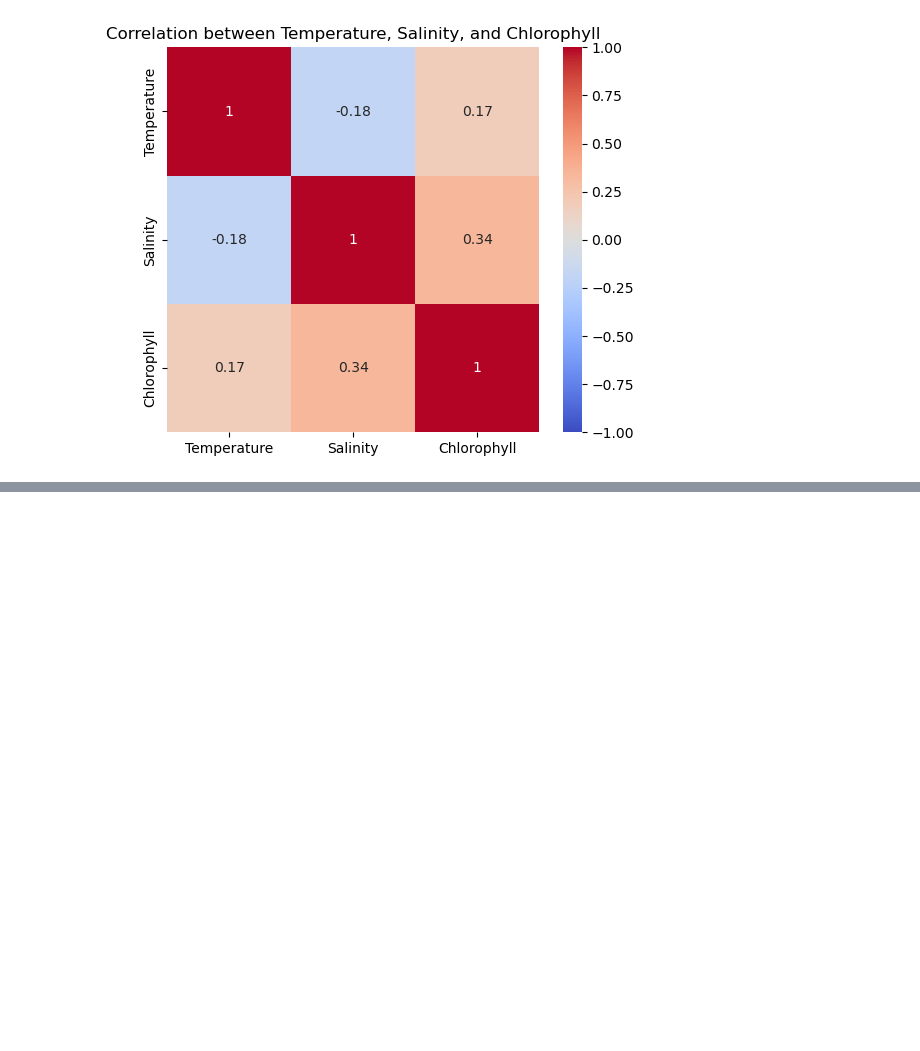
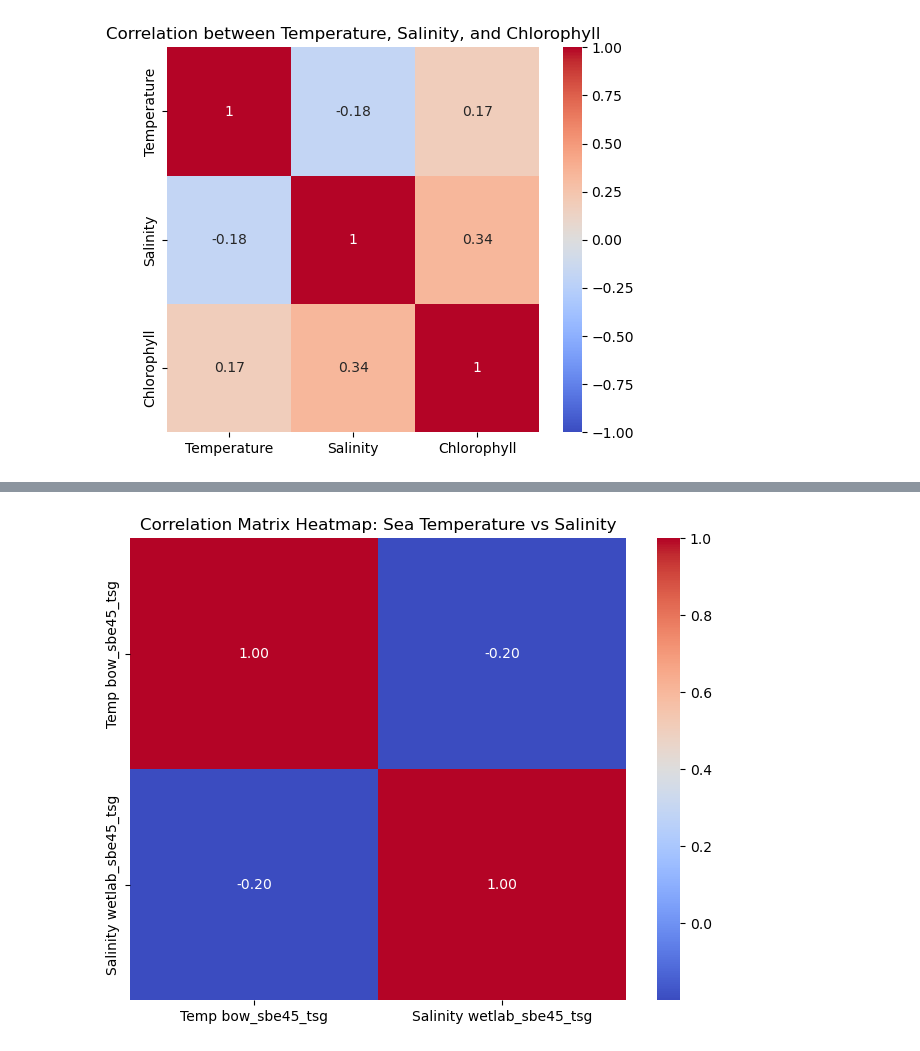
Before and after one commit to Asgar-Fataymamode/OceanX_Project1, a Jupyter notebook: Notebook.ipynb, the cells around one changed output, grey strips where cells are left out. Cells and saved outputs as stored; diff of their text form; code cells hidden in the pictures; blank space fills up the shorter version.

```diff
--- a/Notebook.ipynb
+++ b/Notebook.ipynb
@@ -1042,0 +1076,28 @@ Chlorophyll     0.174074  0.338603     1.000000
+# %%
+import pandas as pd
+import matplotlib.pyplot as plt
+import seaborn as sns
+
+# Read temperature data from text file
+temp_data = pd.read_csv("updated_datasets/Sea Temperature-data-2025-01-15 10_06_07.csv")
+temp_data["Time"] = pd.to_datetime(temp_data["Time"])
+temp_data["Temp bow_sbe45_tsg"] = temp_data["Temp bow_sbe45_tsg"].str.replace(" °C", "").astype(float)
+
+# Read salinity data from text file
+salinity_data = pd.read_csv("updated_datasets/Wet Lab TSG Salinity-data-2025-01-15 10_07_42.csv")
+salinity_data["Time"] = pd.to_datetime(salinity_data["Time"])
+salinity_data["Salinity wetlab_sbe45_tsg"] = salinity_data["Salinity wetlab_sbe45_tsg"].str.replace(" PSU", "").astype(float)
+
+# Merge the two datasets on the 'Time' column
+merged_data = pd.merge(temp_data, salinity_data, on="Time")
+
+# Calculate the correlation matrix
+correlation_matrix = merged_data[["Temp bow_sbe45_tsg", "Salinity wetlab_sbe45_tsg"]].corr()
+
+# Plot the heatmap
+plt.figure(figsize=(8, 6))
+sns.heatmap(correlation_matrix, annot=True, cmap="coolwarm", fmt=".2f")
+plt.title("Correlation Matrix Heatmap: Sea Temperature vs Salinity")
+plt.show()
+# %% [output]
+[figure, added]
```
Also changed, not shown: parts of 5 cells of this notebook, 1 other file.
